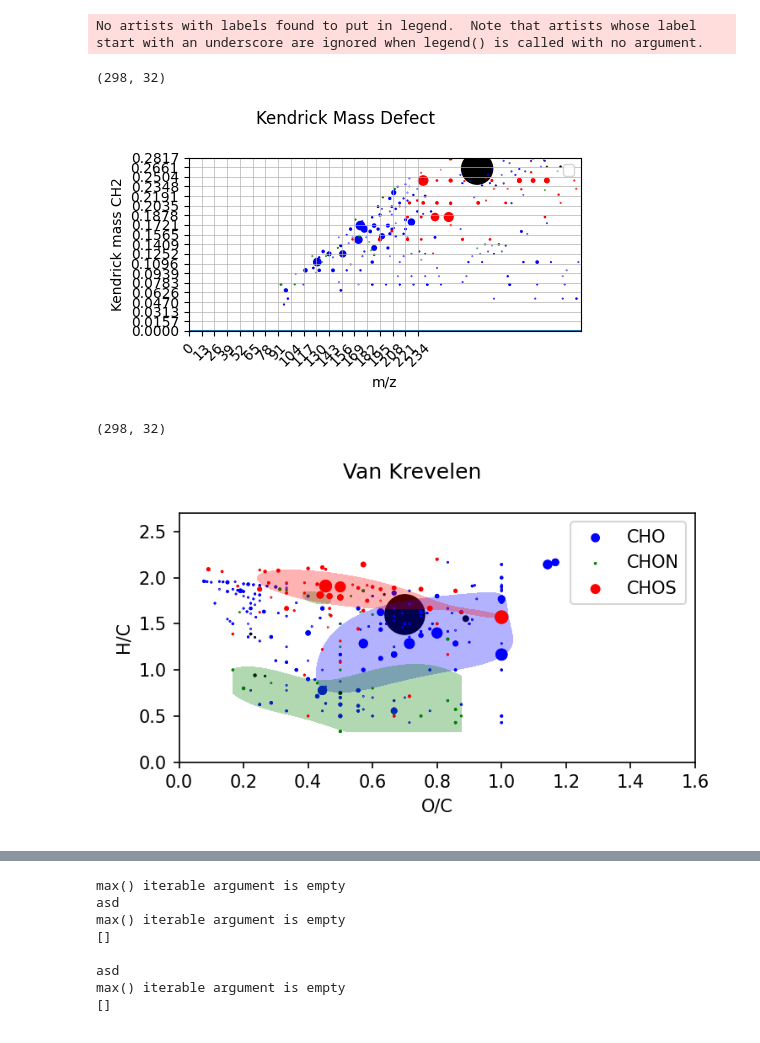
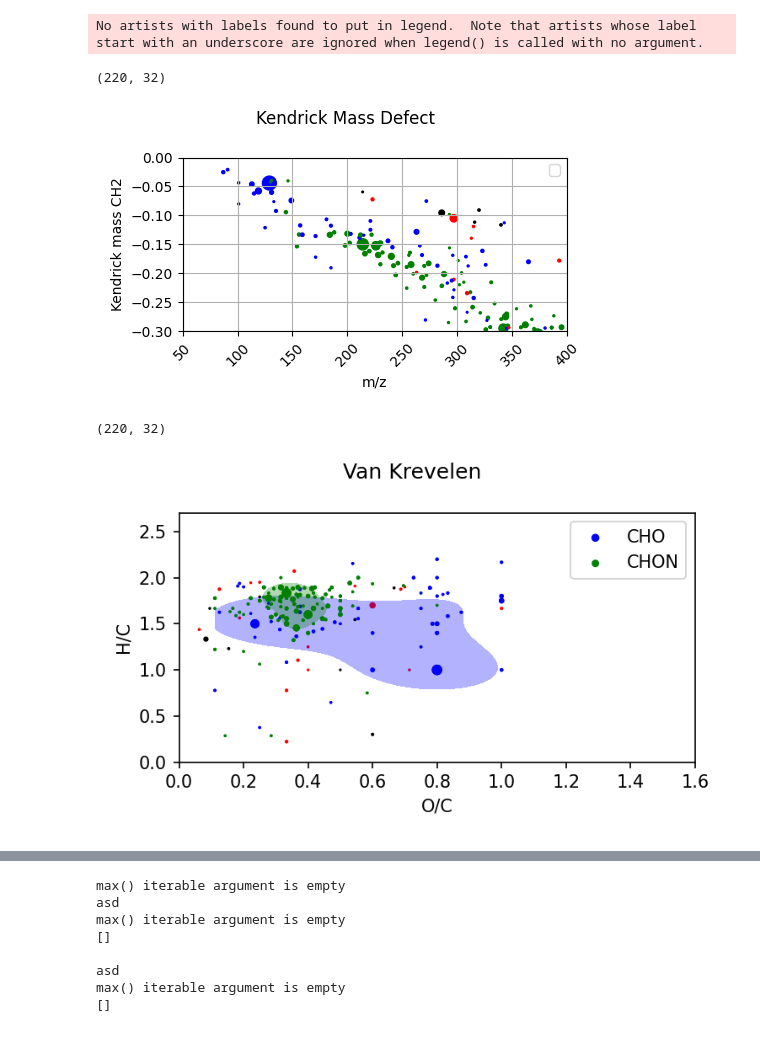
Before and after one commit to NKa1409/UVenture, a Jupyter notebook: AuswertungRotierenderPlotGut.ipynb, the cells around one changed output, grey strips where cells are left out. Drawn from its saved outputs; the diff is of its cells as text; code cells hidden in the pictures.

```diff
--- a/AuswertungRotierenderPlotGut.ipynb
+++ b/AuswertungRotierenderPlotGut.ipynb
@@ -104,7 +104,7 @@ def plot_kde_subset(ax, x_subset, y_subset, weights, label, color="red", proport
     ax.contourf(xx, yy, density, levels=[density_threshold, density.max()], alpha=0.3, colors=color)
 # %%
 def get_cleaned_lists(l1, l2, size_list, subset_list, point_info, defined_subset_colors=True):
-    size_multiplicator = 500
+    size_multiplicator = 100
     if not len(l1) == len(l2):
         print("Length of the two provided lists is not the same!")
         print(l1)
@@ -225,7 +225,7 @@ def insert_interactive_scatter(ax, x, y, info, colors, sizes):
         sel.annotation.get_bbox_patch().set(fc="white", alpha=0.6)
 # %%
 #filename = "V://005 Mitarbeiter-aktuell//Karbach//Backups//ResultsUVenture//Shark_10_07_24_Spritzenfilter_1//SUMMARY.txt"
-filename = "U://MyFolder//MONOTONS//GithubUVenture//UVenture-20240520_Tested1//webserver_save//results//NK240815_ACROSSSequenz_ACROSS35_1//SUMMARY.txt"
+filename = "U://MyFolder//MONOTONS//GithubUVenture//UVenture-20240520_Tested1//webserver_save//results//05Dec2024_PAMPain2_neg_20241008_ISP_OH_O3_NO//SUMMARY.txt"
 with open(filename, "r") as f:
     lines = f.readlines()
     for line in range(len(lines)):
@@ -844,7 +843,7 @@ fig.suptitle("Kendrick Mass Defect")
 
 
 mz = list(df["mz"])
-kendrick_mass = list(df["kendrick_mass_ch2"])
+kendrick_mass = list(df["kendrick_mass_no3"])
 subset_list = list(df["mi_subset"])
 size_list = list(df["intensity"])
 point_infos = [str(list(df["approximation"])[i]) + "\n" + str(list(df["fragments"])[i]) + "\n" + str(list(df["neutrallosses"])[i]) + "\n" + str(list(df["rt"])[i]) for i in range(len(df))]
@@ -853,41 +852,40 @@ insert_interactive_scatter(ax, mz, kendrick_mass, point_infos, colorlist, size_l
 ax.set_xlabel("m/z")
 ax.set_ylabel("Kendrick mass CH2")
 ax.set_xlim([50, 400])
-ax.set_ylim([0, 0.15])
-ax.axhline(y=0)
-ax.set_yticks([(0.01565)*i for i in range(19)])
-ax.set_xticks([(13)*i for i in range(19)])
+ax.set_ylim([-0.3, 0])
+ax.grid()
 ax.tick_params(axis='x', rotation=45)
-ax.grid(True, which="both", linewidth=0.5)
+
 ax.legend()
 print(df.shape)
 # %% [output]
 No artists with labels found to put in legend.  Note that artists whose label start with an underscore are ignored when legend() is called with no argument.
-(298, 32)
+(220, 32)
-[figure, old version]
+[figure, new version]
 # %%
 fig, ax = plt.subplots(nrows=1, ncols=1, figsize=[5,3], layout="tight", dpi=150)
 fig.suptitle("Van Krevelen")
 
 hc_ratio = list(df["mi_hc_ratio"])
 oc_ratio = list(df["mi_oc_ratio"])
 subset_list = list(df["mi_subset"])
 size_list = list(df["intensity"])
 point_infos = []
 for index, row in df.iterrows():
     point_infos.append(str(row["approximation"]) + "\n" + str(row["neutrallosses"]))
 hc_ratio, oc_ratio, size_list, colorlist, subset_list, point_info = get_cleaned_lists(hc_ratio, oc_ratio, size_list, subset_list, point_infos)
+size_list = [s/4 for s in size_list]
 insert_interactive_scatter(ax, oc_ratio, hc_ratio, point_info, colorlist, size_list)
-create_shaded_areas(ax, oc_ratio, hc_ratio, size_list, colorlist, subset_list, proportion=0.5, number_of_groups=3)
+create_shaded_areas(ax, oc_ratio, hc_ratio, size_list, colorlist, subset_list, proportion=0.5, number_of_groups=2)
 ax.set_xlabel("O/C")
 ax.set_ylabel("H/C")
 ax.set_xlim([0, 1.6])
 ax.set_ylim([0, 2.7])
 ax.legend()
 print(df.shape)
 # %% [output]
-(298, 32)
+(220, 32)
-[figure, old version]
+[figure, new version]
 # %%
 import matplotlib.pyplot as plt
 from mpl_toolkits.mplot3d import Axes3D
```
Also changed, not shown: parts of 17 cells of this notebook, 8 other files.
